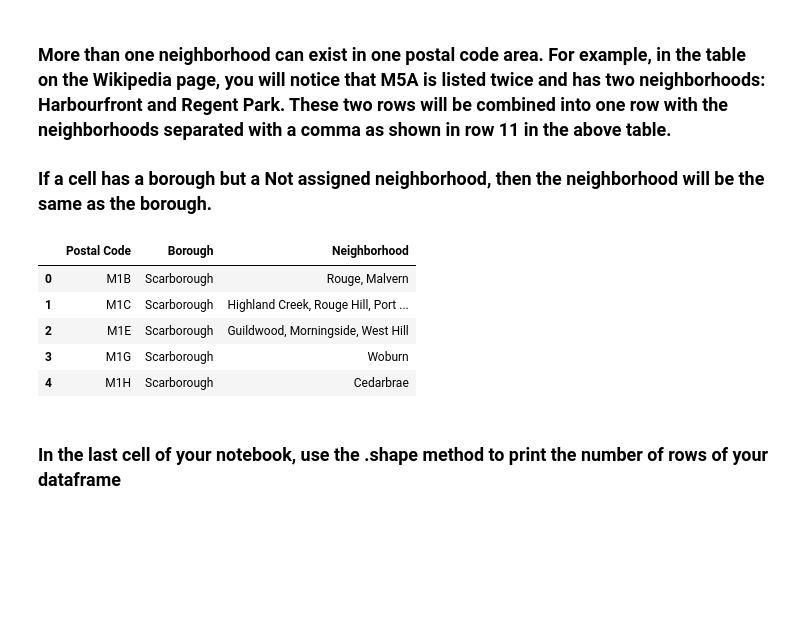
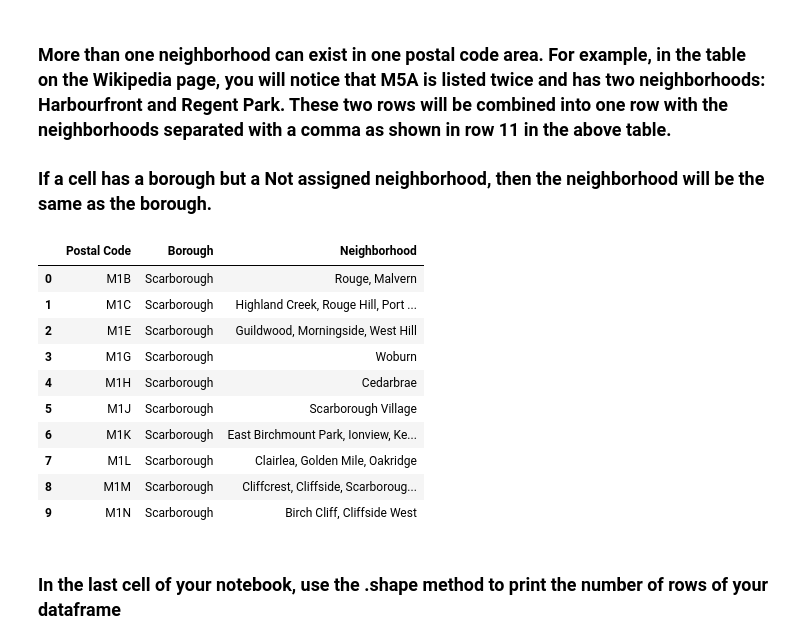
Before and after one commit to karlyrezac/Coursera_Capstone, a Jupyter notebook: Segmenting and Clustering Neighborhoods in Toronto.ipynb, the cells around one changed output. Saved outputs shown, nothing was run; the diff lists cells and outputs as text; code cells hidden in the pictures; blank space fills up the shorter version.

```diff
--- a/Segmenting and Clustering Neighborhoods in Toronto.ipynb
+++ b/Segmenting and Clustering Neighborhoods in Toronto.ipynb
@@ -6,3 +6,30 @@
 # **_Question 1_**
 ___
 ### Use the Notebook to build the code to scrape the following Wikipedia page, https://en.wikipedia.org/wiki/List_of_postal_codes_of_Canada:_M, in order to obtain the data that is in the table of postal codes and to transform the data into a pandas dataframe like the one shown below:
+# %%
+import numpy as np # library to handle data in a vectorized manner
+
+import pandas as pd # library for data analsysis
+pd.set_option('display.max_columns', None)
+pd.set_option('display.max_rows', None)
+
+import json # library to handle JSON files
+
+!pip install geocoder
+from geopy.geocoders import Nominatim # convert an address into latitude and longitude values
+
+import requests # library to handle requests
+from pandas.io.json import json_normalize # tranform JSON file into a pandas dataframe
+
+# Matplotlib and associated plotting modules
+import matplotlib.cm as cm
+import matplotlib.colors as colors
+
+# import k-means from clustering stage
+from sklearn.cluster import KMeans
+
+#!conda install -c conda-forge folium=0.5.0 --yes # uncomment this line if you haven't completed the Foursquare API lab
+!pip install folium
+import folium # map rendering library
+
+print('Libraries imported.')
@@ -73,16 +115,21 @@ df.head(10)
 # %%
 # add commas and join neighborhoods
 df = df.groupby(['Postal Code', 'Borough'])['Neighborhood'].apply(lambda x: ', '.join(x)).reset_index()
 df['Neighborhood'].replace('Not assigned', df['Borough'], inplace = True)
 
-df.head()
+df.head(10)
 # %% [output]
 |  | Postal Code | Borough | Neighborhood |
 | 0 | M1B | Scarborough | Rouge, Malvern |
 | 1 | M1C | Scarborough | Highland Creek, Rouge Hill, Port ... |
 | 2 | M1E | Scarborough | Guildwood, Morningside, West Hill |
 | 3 | M1G | Scarborough | Woburn |
 | 4 | M1H | Scarborough | Cedarbrae |
+| 5 | M1J | Scarborough | Scarborough Village |
+| 6 | M1K | Scarborough | East Birchmount Park, Ionview, Ke... |
+| 7 | M1L | Scarborough | Clairlea, Golden Mile, Oakridge |
+| 8 | M1M | Scarborough | Cliffcrest, Cliffside, Scarboroug... |
+| 9 | M1N | Scarborough | Birch Cliff, Cliffside West |
 # %% [markdown]
 ### In the last cell of your notebook, use the .shape method to print the number of rows of your dataframe
 # %%
```
Also changed, not shown: parts of 54 cells of this notebook.
